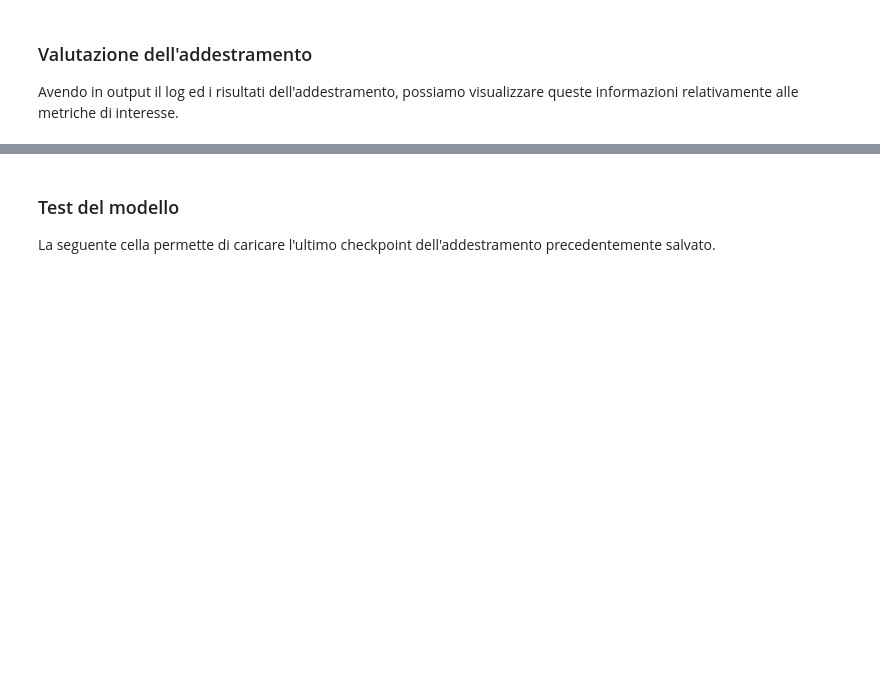
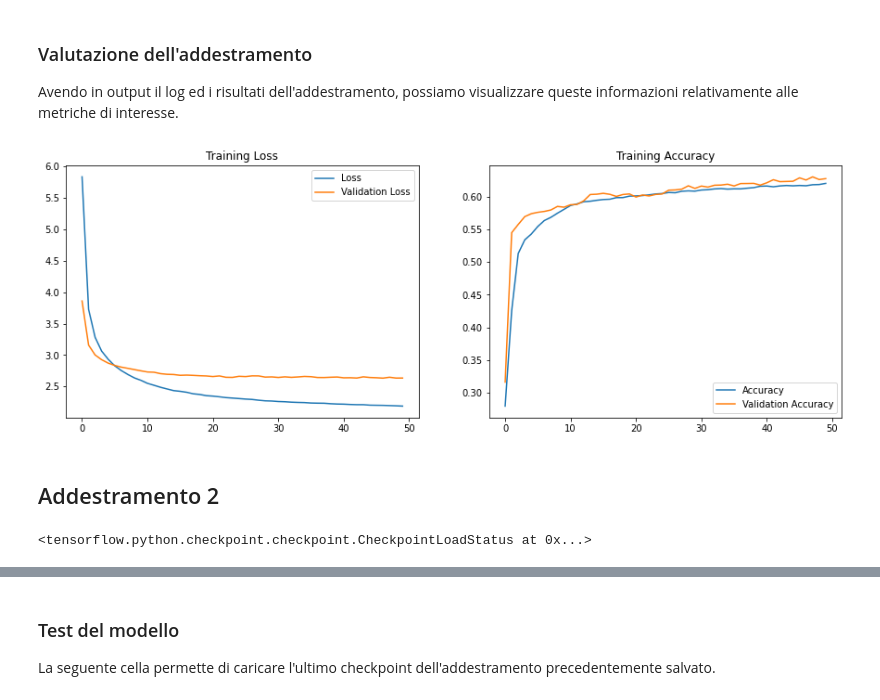
Before and after one commit to Bad983/Dantenizzatore, a Jupyter notebook: Transformer_No_Bert_v3.ipynb, the cells around one changed output, grey strips where cells are left out. Drawn from its saved outputs; the diff is of its cells as text; code cells hidden in the pictures; blank space fills up the shorter version.

Commit message:
Addestramento

```diff
--- a/Transformer_No_Bert_v3.ipynb
+++ b/Transformer_No_Bert_v3.ipynb
@@ -83,13 +83,13 @@ NUM_SAMPLES = 20800 # portato da 10.000 a 100.000
 TRAIN = 16000
 
 MAX_VOCAB_SIZE = 20000 # portato da 20.0000 a 200.000
-EMBEDDING_DIM = 16  # --> 256  Densa non lineare relu --> 64  Densa non lineare relu (oppure Conv1D kernel=1)
-HIDDEN_DIM = 1024 # numero di celle nei layer ricorrenti nascosti
+EMBEDDING_DIM = 8  # --> 256  Densa non lineare relu --> 64  Densa non lineare relu (oppure Conv1D kernel=1)
+HIDDEN_DIM = 64 # numero di celle nei layer ricorrenti nascosti
 
 BATCH_SIZE = 32
 BUFFER_SIZE = 2000
 EPOCHS = 50
-MAX_SEQ_LENGTH = 8 # --> portare a 10 con layer 'lambda'[:,:10]
+MAX_SEQ_LENGTH = 8
 
 NUM_LAYERS = 1 # Numero di layer di Encoder e Decoder del Transformer
 NUM_HEADS = 4 # Numero di meccanismi di multi-head attention
@@ -568,19 +567,29 @@ queste informazioni relativamente alle metriche di interesse.
 # %%
 # visualizzazione andamento addestramento
 # su un grafico composto da due sub-plot
 # uno per il loss, l'altro per l'accuracy
 fig, (ax1, ax2) = plt.subplots(1, 2, figsize=(15,5))
 
 # Errore durante l'addestramento
 ax1.plot(history.history['loss'], label='Loss')
 ax1.plot(history.history['val_loss'], label='Validation Loss')
 ax1.set_title('Training Loss')
 ax1.legend()
 
 # Accuratezza durante l'addestramento
-ax2.plot(history.history['accuracy'], label='Accuracy')
-ax2.plot(history.history['val_accuracy'], label='Validation Accuracy')
+ax2.plot(history.history['sparse_categorical_accuracy'], label='Accuracy')
+ax2.plot(history.history['val_sparse_categorical_accuracy'], label='Validation Accuracy')
 ax2.set_title('Training Accuracy')
 ax2.legend()
 
 plt.show()
+# %% [output]
+[figure, added]
+# %% [markdown]
+## Addestramento 2
+# %%
+# Carico i pesi modello
+latest = tf.train.latest_checkpoint(PATH_WEIGHTS)
+transformer.load_weights(latest)
+# %% [output]
+<tensorflow.python.checkpoint.checkpoint.CheckpointLoadStatus at 0x...>
```
Also changed, not shown: parts of 15 cells of this notebook.
